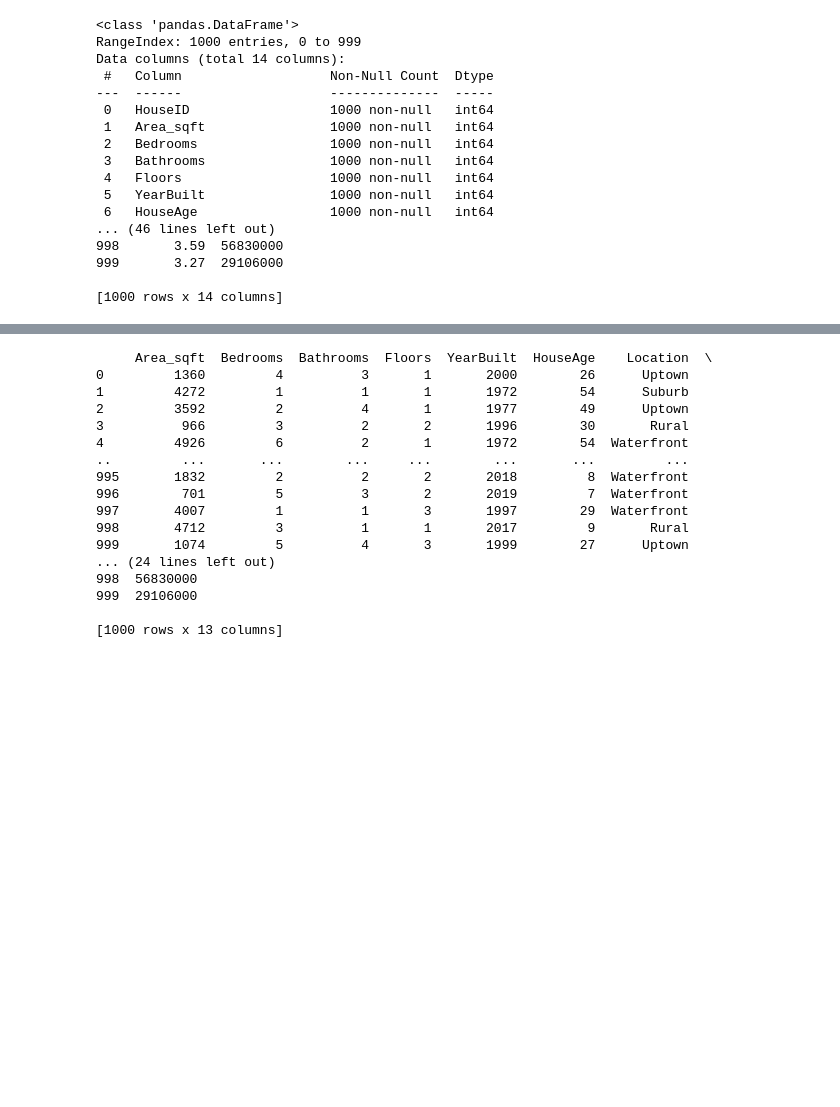
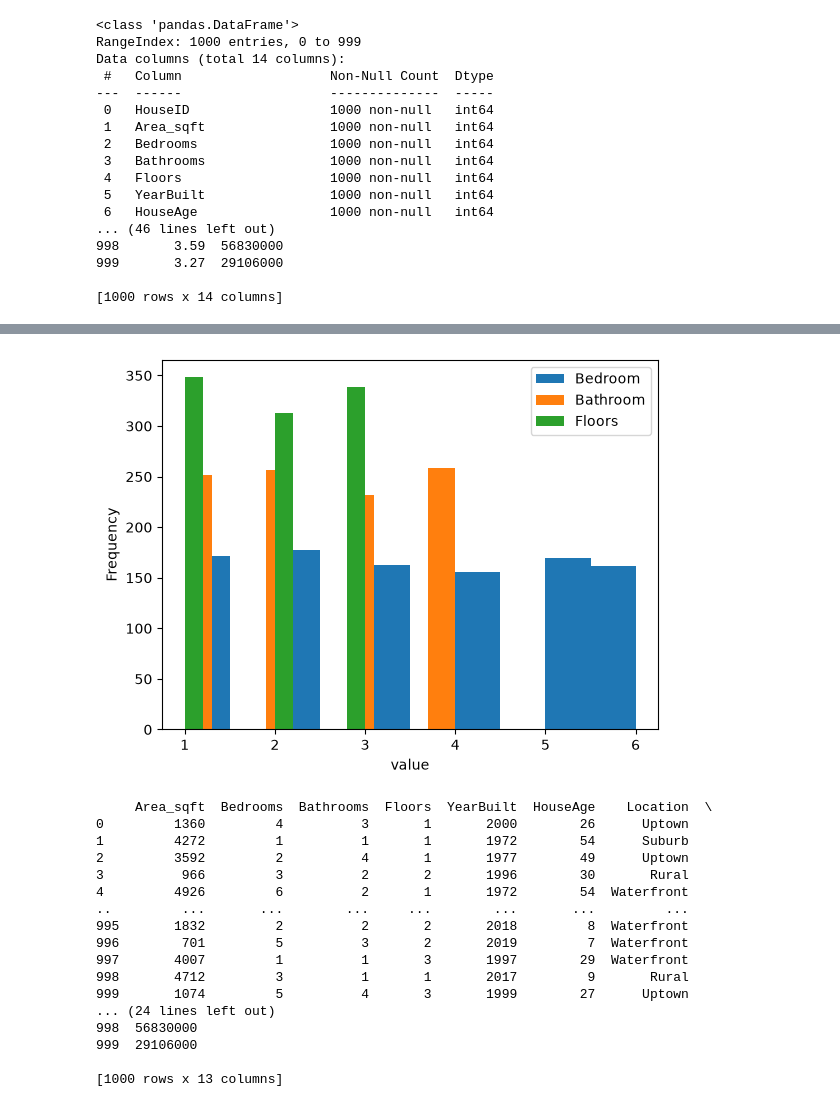
Before and after one commit to Rahulthatoi45/House-rs-prediction-LinearRegression, a Jupyter notebook: h_model.ipynb, the cells around one changed output, grey strips where cells are left out. Cells and saved outputs as stored; diff of their text form; code cells hidden in the pictures; blank space fills up the shorter version.

```diff
--- a/h_model.ipynb
+++ b/h_model.ipynb
@@ -26,3 +43,13 @@ Data columns (total 14 columns):
+# %%
+plt.hist(df['Bedrooms'],label='Bedroom')
+plt.hist(df['Bathrooms'], label='Bathroom')
+plt.hist(df['Floors'], label='Floors')
+plt.xlabel('value')
+plt.ylabel('Frequency')
+plt.legend()
+plt.show()
+# %% [output]
+[figure, added]
 # %%
 df = df.iloc[:,1:]
 print(df)
```
Also changed, not shown: parts of 15 cells of this notebook, 1 other file.
